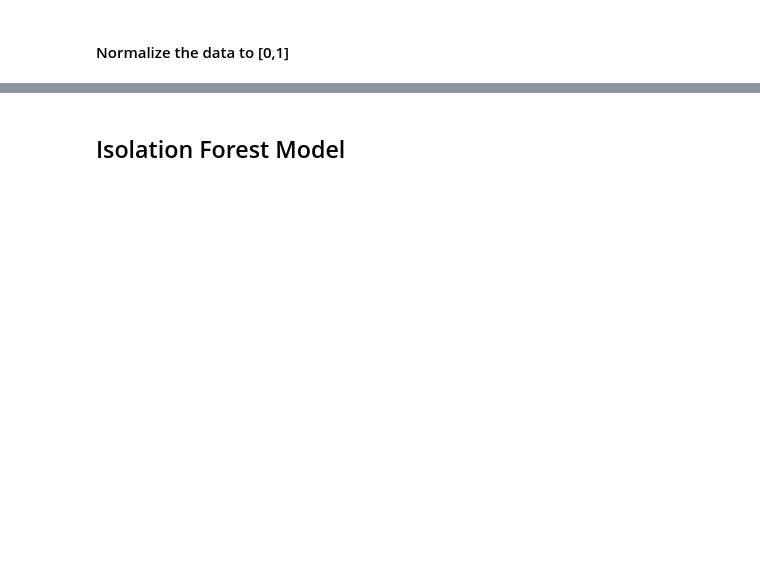
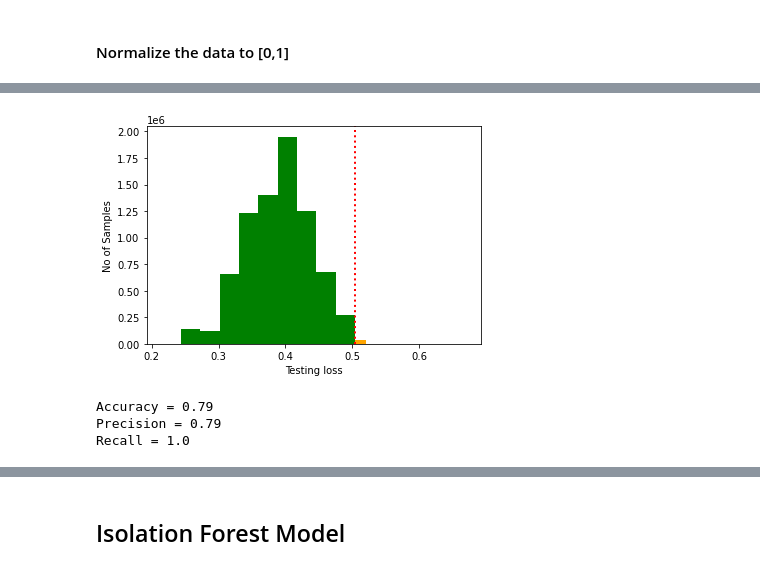
Before and after one commit to tosinosu/Anomaly_Detection, a Jupyter notebook: Network Anomaly Detection .ipynb, the cells around one changed output, grey strips where cells are left out. Drawn from its saved outputs; the diff is of its cells as text; code cells hidden in the pictures; blank space fills up the shorter version.

```diff
--- a/Network Anomaly Detection .ipynb
+++ b/Network Anomaly Detection .ipynb
@@ -600,0 +499,2 @@ byte_df.apply(row_to_test_image, index=index)"""
+# %%
+model, rec_loss, pred_ = predict(autoencoder, combined_dataset_abnorm, threshold_std)
@@ -600,0 +504,22 @@ byte_df.apply(row_to_test_image, index=index)"""
+# %%
+a=np.array(rec_loss[None,:])
+
+anomaly = a[a >= threshold_std]
+normal =  a[a < threshold_std]
+
+plt.hist(normal, color='g')
+plt.hist(anomaly, color='orange')
+plt.xlabel("Testing loss")
+plt.ylabel("No of Samples")
+
+plt.axvline(threshold_std, color='red', linestyle='dotted', linewidth=2)
+plt.savefig("Anomaly Sample STD.png")
+plt.show()
+# %% [output]
+[figure, added]
+# %%
+print_stats(combined_dataset_abnorm_y, pred_)
+# %% [output]
+Accuracy = 0.79
+Precision = 0.79
+Recall = 1.0
```
Also changed, not shown: parts of 150 cells of this notebook, 5 other files.
